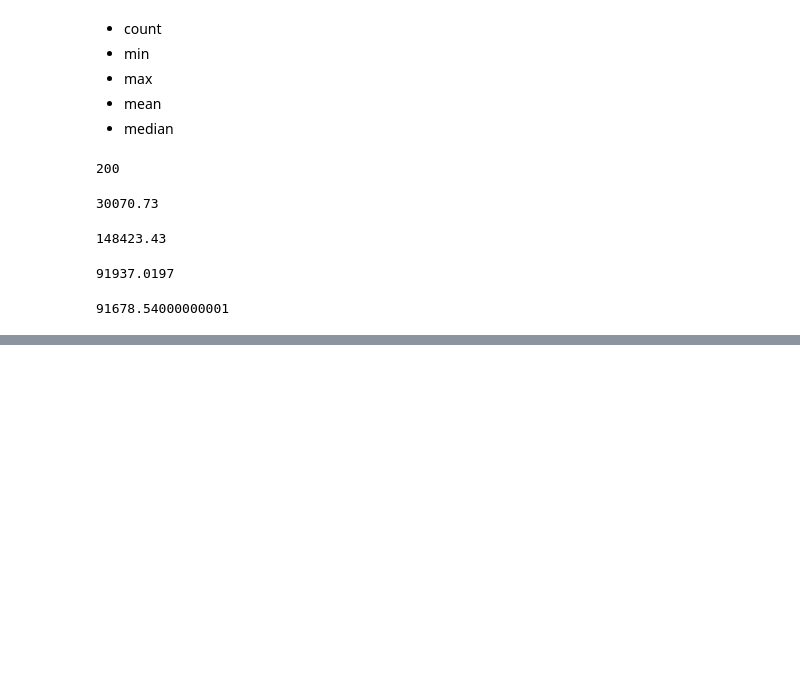
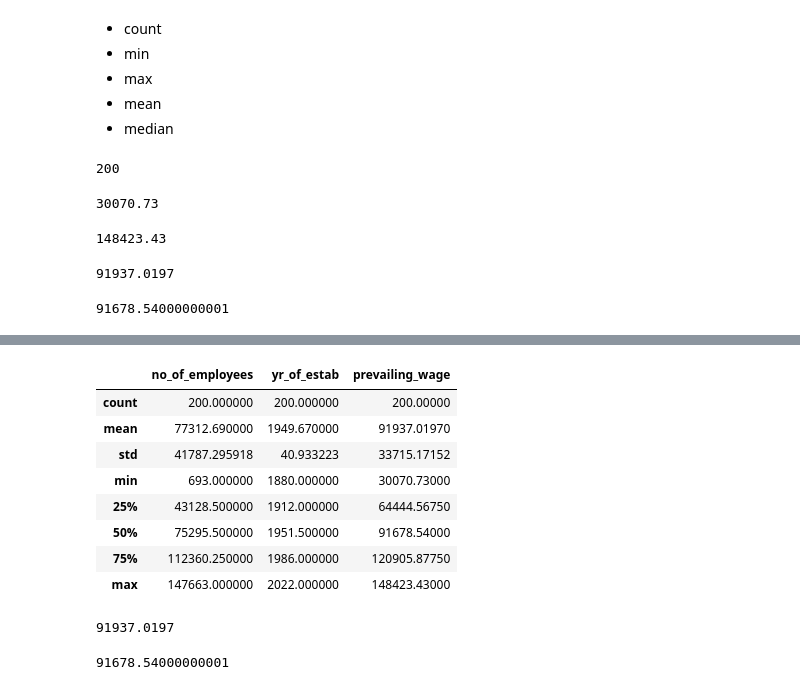
Before and after one commit to KishanDK/Python_sessions, a Jupyter notebook: EDA_4_Numerical_data_analysis.ipynb, the cells around one changed output, grey strips where cells are left out. Drawn from its saved outputs; the diff is of its cells as text; code cells hidden in the pictures; blank space fills up the shorter version.

```diff
--- a/EDA_4_Numerical_data_analysis.ipynb
+++ b/EDA_4_Numerical_data_analysis.ipynb
@@ -133,0 +179,20 @@ pd.DataFrame(list1,
+# %%
+visa_df.describe()
+# %% [output]
+|  | no_of_employees | yr_of_estab | prevailing_wage |
+| count | 200.000000 | 200.000000 | 200.00000 |
+| mean | 77312.690000 | 1949.670000 | 91937.01970 |
+| std | 41787.295918 | 40.933223 | 33715.17152 |
+| min | 693.000000 | 1880.000000 | 30070.73000 |
+| 25% | 43128.500000 | 1912.000000 | 64444.56750 |
+| 50% | 75295.500000 | 1951.500000 | 91678.54000 |
+| 75% | 112360.250000 | 1986.000000 | 120905.87750 |
+| max | 147663.000000 | 2022.000000 | 148423.43000 |
+# %%
+visa_df['prevailing_wage'].mean()      #reading a specific column and applying methods....like mean, mode, median...etc
+# %% [output]
+91937.0197
+# %%
+visa_df['prevailing_wage'].median()
+# %% [output]
+91678.54000000001
```
Also changed, not shown: parts of 32 cells of this notebook.
